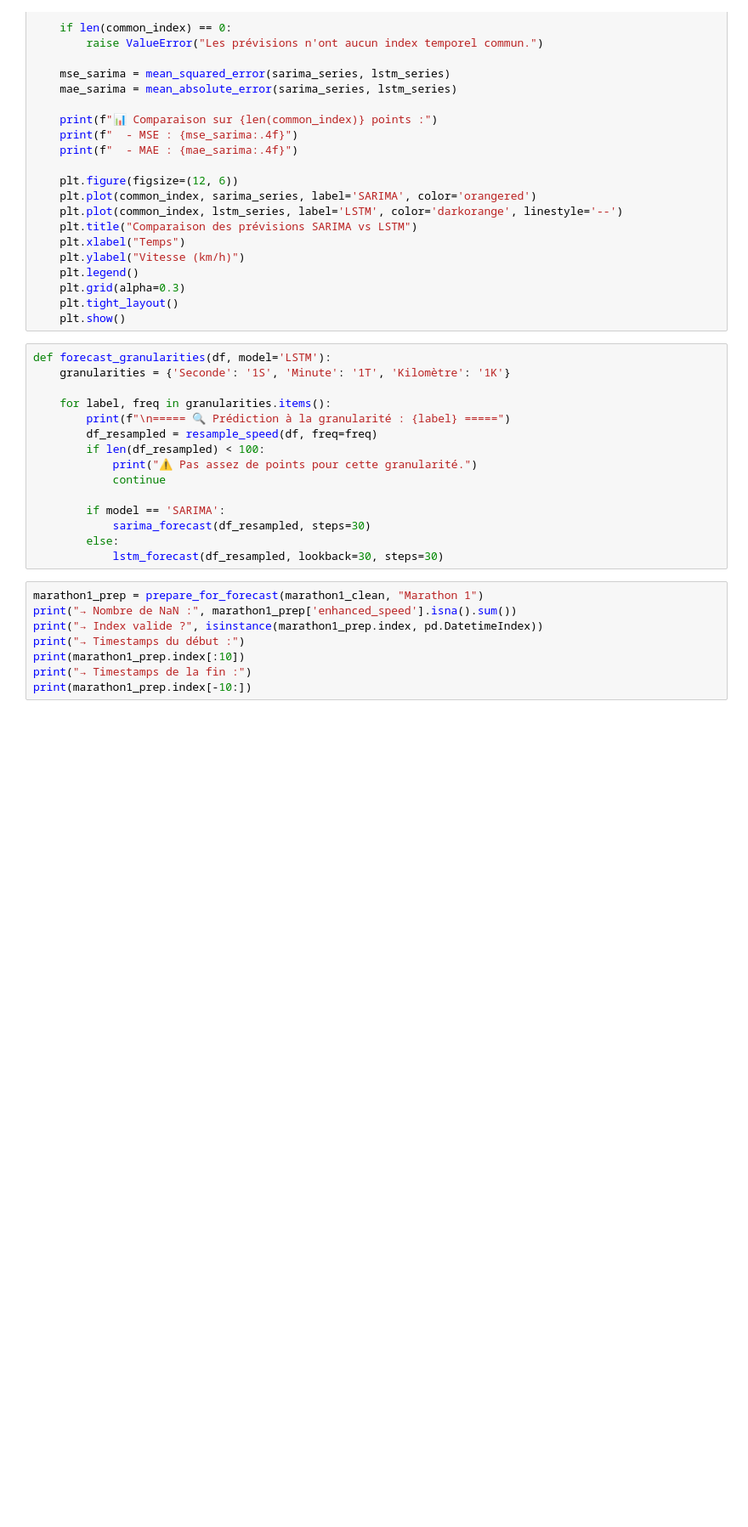
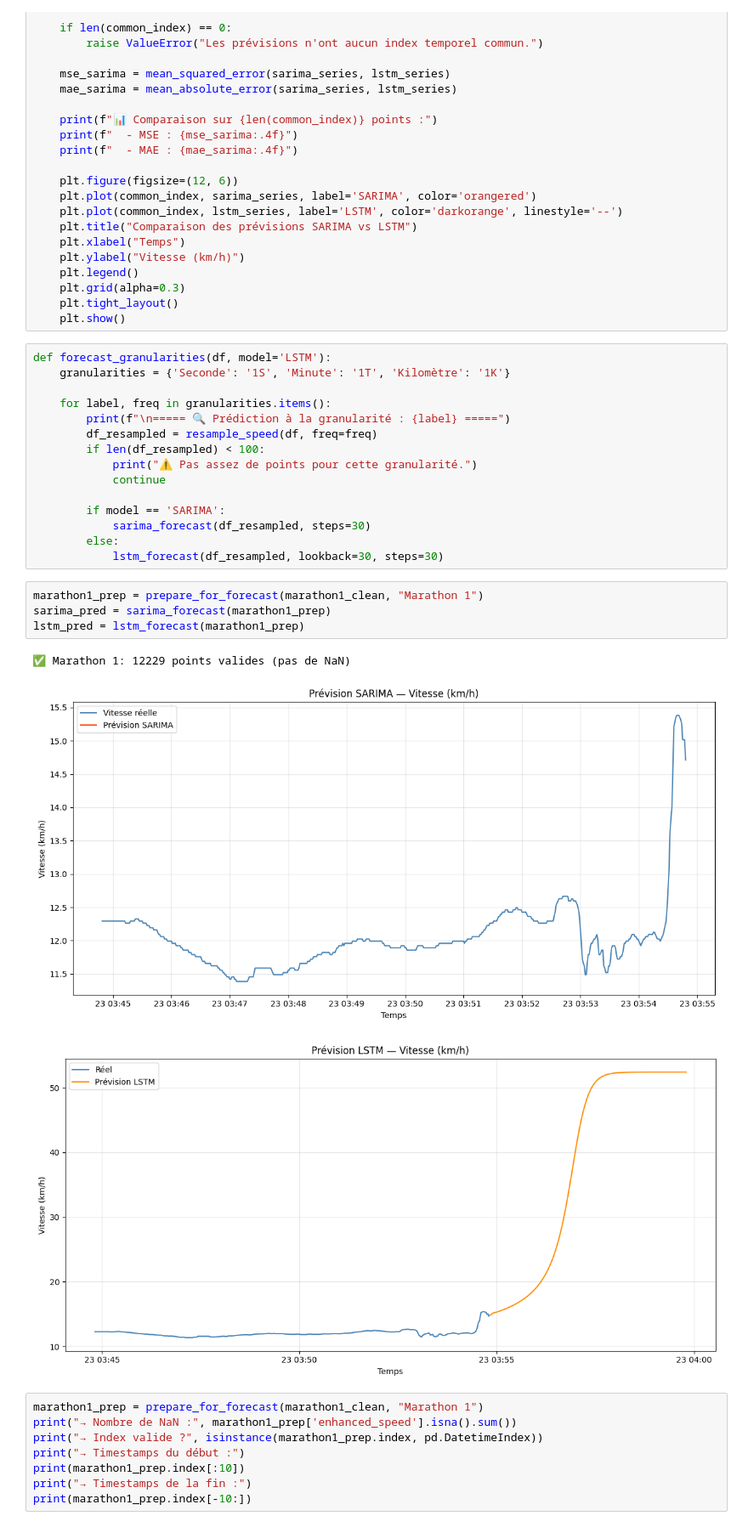
Before and after one commit to MatSouesme/Strava_ML_TimeSeries, a Jupyter notebook: Forecast.ipynb, the cells around one changed output. Shown at 85% size. Saved outputs shown, nothing was run; the diff lists cells and outputs as text; blank space fills up the shorter version.

```diff
--- a/Forecast.ipynb
+++ b/Forecast.ipynb
@@ -363,6 +363,14 @@ def forecast_granularities(df, model='LSTM'):
             sarima_forecast(df_resampled, steps=30)
         else:
             lstm_forecast(df_resampled, lookback=30, steps=30)
+# %%
+marathon1_prep = prepare_for_forecast(marathon1_clean, "Marathon 1")
+sarima_pred = sarima_forecast(marathon1_prep)
+lstm_pred = lstm_forecast(marathon1_prep)
+# %% [output]
+✅ Marathon 1: 12229 points valides (pas de NaN)
+[figure, added]
+[figure, added]
 # %%
 marathon1_prep = prepare_for_forecast(marathon1_clean, "Marathon 1")
 print("→ Nombre de NaN :", marathon1_prep['enhanced_speed'].isna().sum())
```
Also changed, not shown: 1 other file.
